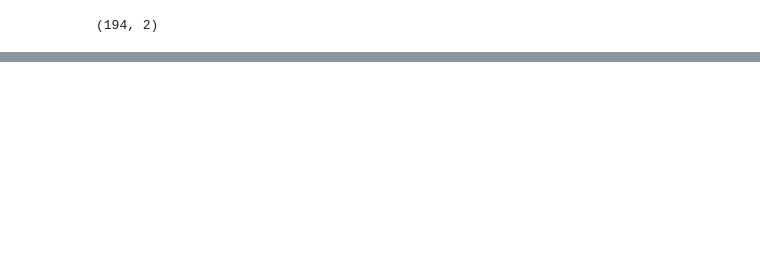
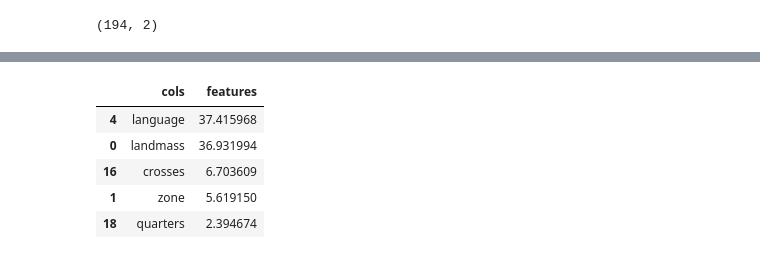
Before and after one commit to Elkhn/Portfolio, a Jupyter notebook: SVM-KNN-RF/SVM, KNN, RF differences.ipynb, the cells around one changed output, grey strips where cells are left out. Cells and saved outputs as stored; diff of their text form; code cells hidden in the pictures; blank space fills up the shorter version.

```diff
--- a/SVM-KNN-RF/SVM, KNN, RF differences.ipynb
+++ b/SVM-KNN-RF/SVM, KNN, RF differences.ipynb
@@ -346,0 +467,14 @@ plt.tight_layout()
+# %%
+cat_features = ['landmass', 'zone', 'language',
+        'bars', 'stripes', 'colours', 'red', 'green', 'blue',
+       'gold', 'white', 'black', 'orange', 'circles', 'crosses',
+       'saltires', 'quarters', 'sunstars', 'crescent', 'triangle', 'icon',
+       'animate', 'text']
+# %%
+model = CatBoostClassifier(verbose=100, auto_class_weights='Balanced', use_best_model=True,
+                           early_stopping_rounds=200,
+                           learning_rate = 0.001,
+                           eval_metric='AUC',
+                           cat_features=cat_features)
+# %%
+model.fit(X_train, y_train,eval_set=(X_test,y_test), plot=True)
@@ -346,0 +494,11 @@ plt.tight_layout()
+# %%
+fi = pd.DataFrame({'cols': X.columns, 'features':model.feature_importances_})
+# %%
+fi.sort_values('features', ascending=False).head()
+# %% [output]
+|  | cols | features |
+| 4 | language | 37.415968 |
+| 0 | landmass | 36.931994 |
+| 16 | crosses | 6.703609 |
+| 1 | zone | 5.619150 |
+| 18 | quarters | 2.394674 |
```
Also changed, not shown: parts of 64 cells of this notebook.
